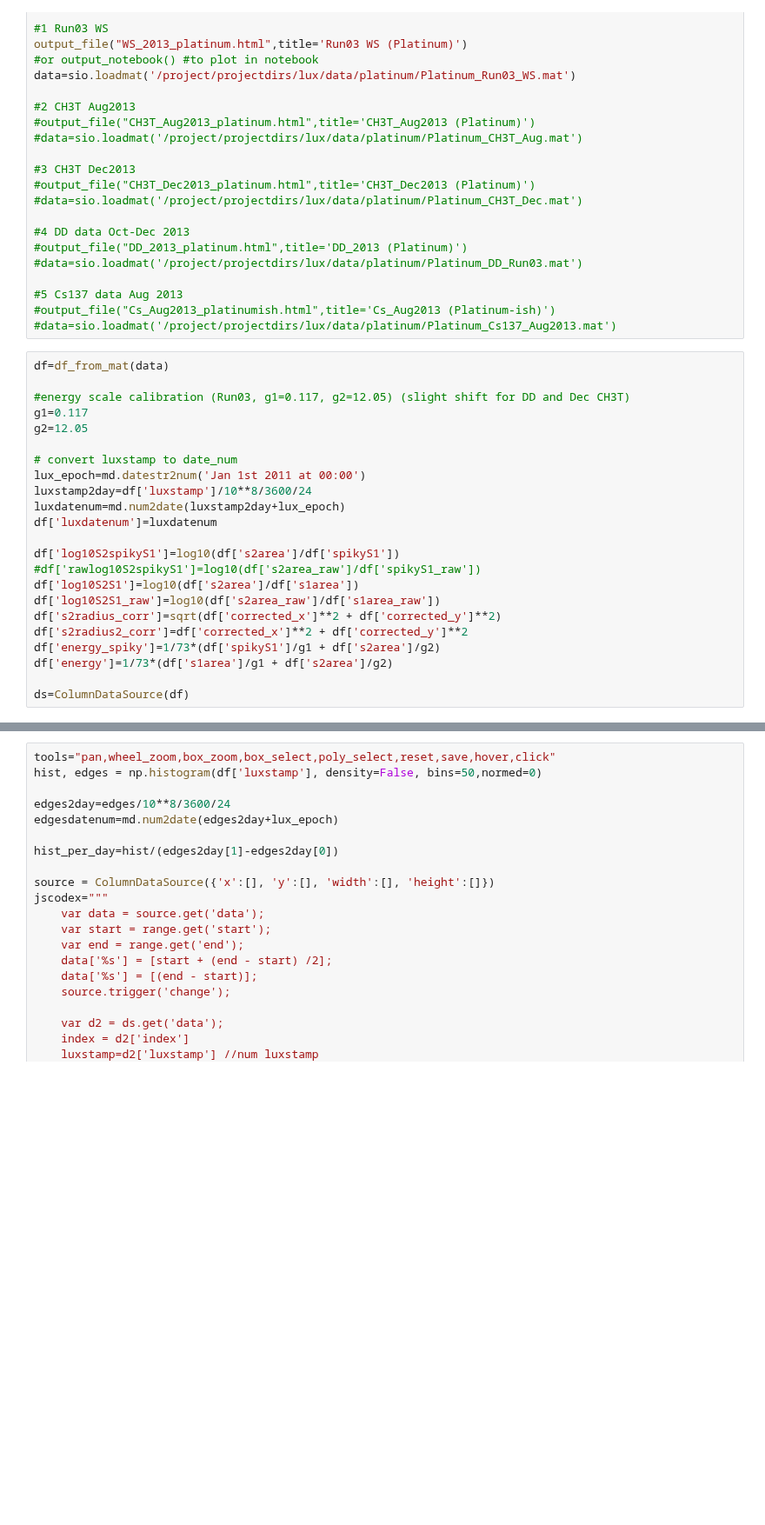
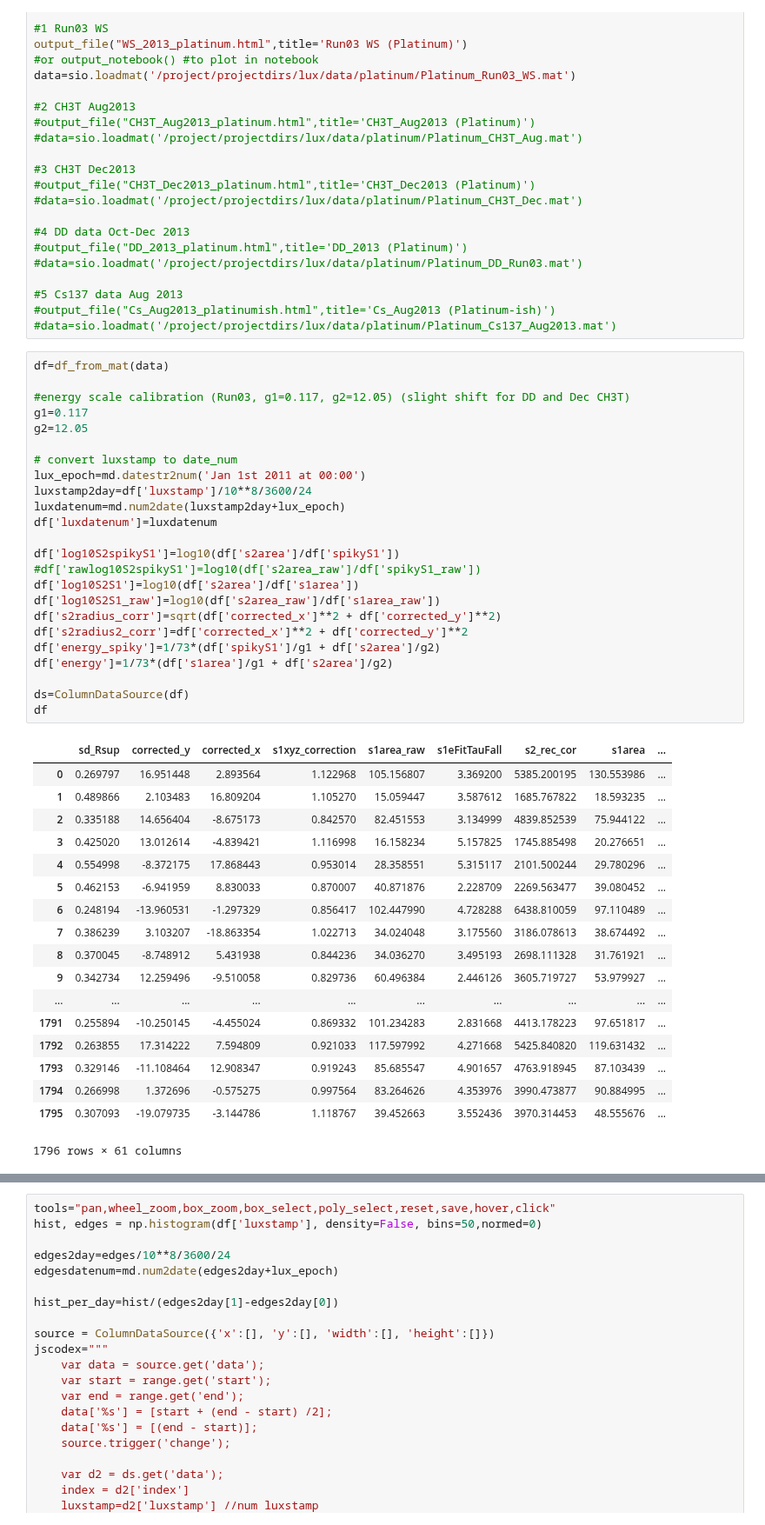
Before and after one commit to attdobi/iPyNb, a Jupyter notebook: Bokeh_Interactive_Plotting/bokeh_interactive_plotting.ipynb, the cells around one changed output, grey strips where cells are left out. Shown at 87% size. Drawn from its saved outputs; the diff is of its cells as text; blank space fills up the shorter version.

```diff
--- a/Bokeh_Interactive_Plotting/bokeh_interactive_plotting.ipynb
+++ b/Bokeh_Interactive_Plotting/bokeh_interactive_plotting.ipynb
@@ -46,23 +46,43 @@ data=sio.loadmat('/project/projectdirs/lux/data/platinum/Platinum_Run03_WS.mat')
 # %%
 df=df_from_mat(data)
 
 #energy scale calibration (Run03, g1=0.117, g2=12.05) (slight shift for DD and Dec CH3T)
 g1=0.117
 g2=12.05
 
 # convert luxstamp to date_num
 lux_epoch=md.datestr2num('Jan 1st 2011 at 00:00')
 luxstamp2day=df['luxstamp']/10**8/3600/24
 luxdatenum=md.num2date(luxstamp2day+lux_epoch)
 df['luxdatenum']=luxdatenum
 
 df['log10S2spikyS1']=log10(df['s2area']/df['spikyS1'])
 #df['rawlog10S2spikyS1']=log10(df['s2area_raw']/df['spikyS1_raw'])
 df['log10S2S1']=log10(df['s2area']/df['s1area'])
 df['log10S2S1_raw']=log10(df['s2area_raw']/df['s1area_raw'])
 df['s2radius_corr']=sqrt(df['corrected_x']**2 + df['corrected_y']**2)
 df['s2radius2_corr']=df['corrected_x']**2 + df['corrected_y']**2
 df['energy_spiky']=1/73*(df['spikyS1']/g1 + df['s2area']/g2)
 df['energy']=1/73*(df['s1area']/g1 + df['s2area']/g2)
 
 ds=ColumnDataSource(df)
+df
+# %% [output]
+|  | sd_Rsup | corrected_y | corrected_x | s1xyz_correction | s1area_raw | s1eFitTauFall | s2_rec_cor | s1area | ... |
+| 0 | 0.269797 | 16.951448 | 2.893564 | 1.122968 | 105.156807 | 3.369200 | 5385.200195 | 130.553986 | ... |
+| 1 | 0.489866 | 2.103483 | 16.809204 | 1.105270 | 15.059447 | 3.587612 | 1685.767822 | 18.593235 | ... |
+| 2 | 0.335188 | 14.656404 | -8.675173 | 0.842570 | 82.451553 | 3.134999 | 4839.852539 | 75.944122 | ... |
+| 3 | 0.425020 | 13.012614 | -4.839421 | 1.116998 | 16.158234 | 5.157825 | 1745.885498 | 20.276651 | ... |
+| 4 | 0.554998 | -8.372175 | 17.868443 | 0.953014 | 28.358551 | 5.315117 | 2101.500244 | 29.780296 | ... |
+| 5 | 0.462153 | -6.941959 | 8.830033 | 0.870007 | 40.871876 | 2.228709 | 2269.563477 | 39.080452 | ... |
+| 6 | 0.248194 | -13.960531 | -1.297329 | 0.856417 | 102.447990 | 4.728288 | 6438.810059 | 97.110489 | ... |
+| 7 | 0.386239 | 3.103207 | -18.863354 | 1.022713 | 34.024048 | 3.175560 | 3186.078613 | 38.674492 | ... |
+| 8 | 0.370045 | -8.748912 | 5.431938 | 0.844236 | 34.036270 | 3.495193 | 2698.111328 | 31.761921 | ... |
+| 9 | 0.342734 | 12.259496 | -9.510058 | 0.829736 | 60.496384 | 2.446126 | 3605.719727 | 53.979927 | ... |
+| ... | ... | ... | ... | ... | ... | ... | ... | ... | ... |
+| 1791 | 0.255894 | -10.250145 | -4.455024 | 0.869332 | 101.234283 | 2.831668 | 4413.178223 | 97.651817 | ... |
+| 1792 | 0.263855 | 17.314222 | 7.594809 | 0.921033 | 117.597992 | 4.271668 | 5425.840820 | 119.631432 | ... |
+| 1793 | 0.329146 | -11.108464 | 12.908347 | 0.919243 | 85.685547 | 4.901657 | 4763.918945 | 87.103439 | ... |
+| 1794 | 0.266998 | 1.372696 | -0.575275 | 0.997564 | 83.264626 | 4.353976 | 3990.473877 | 90.884995 | ... |
+| 1795 | 0.307093 | -19.079735 | -3.144786 | 1.118767 | 39.452663 | 3.552436 | 3970.314453 | 48.555676 | ... |
+1796 rows × 61 columns
```
Also changed, not shown: parts of 7 cells of this notebook, 3 other files.
